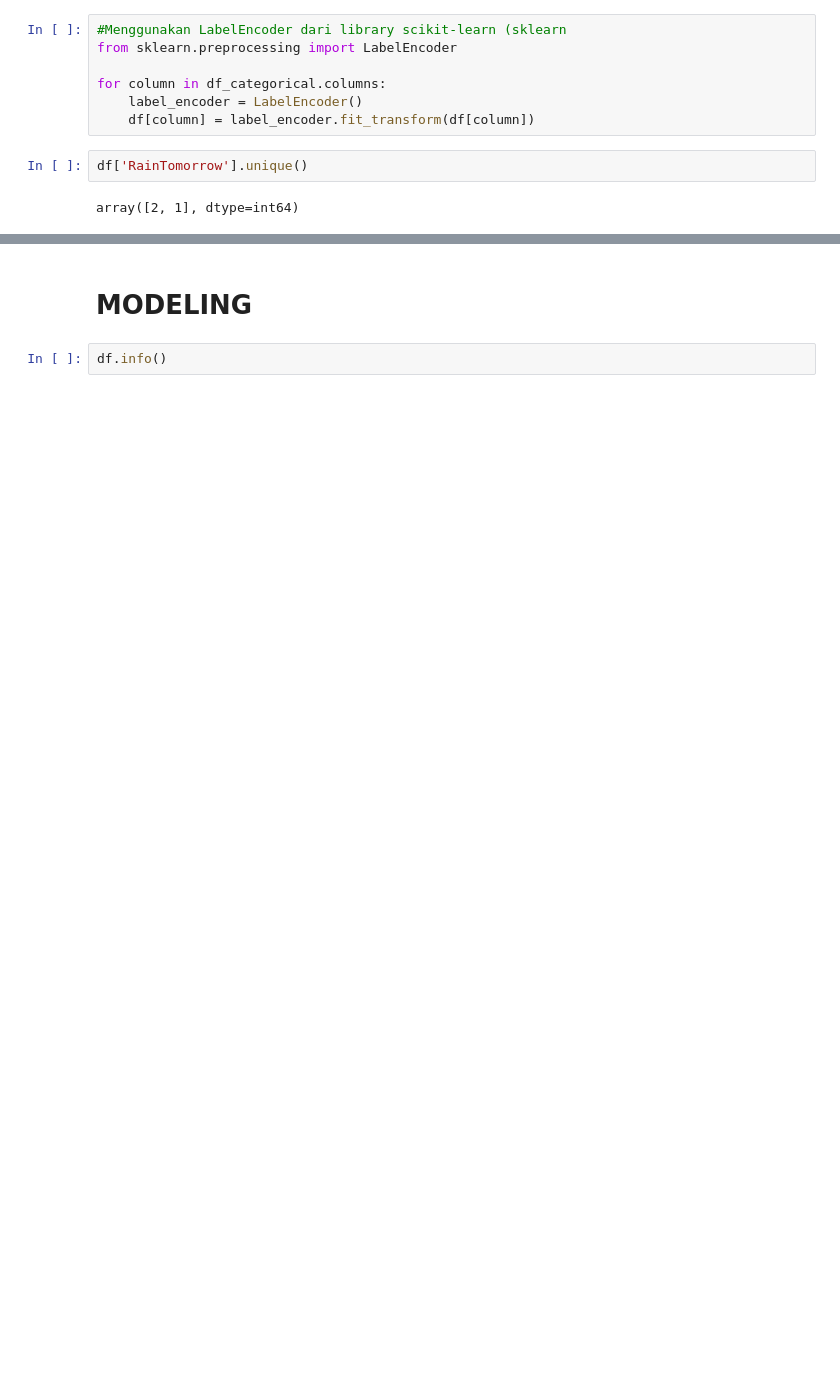
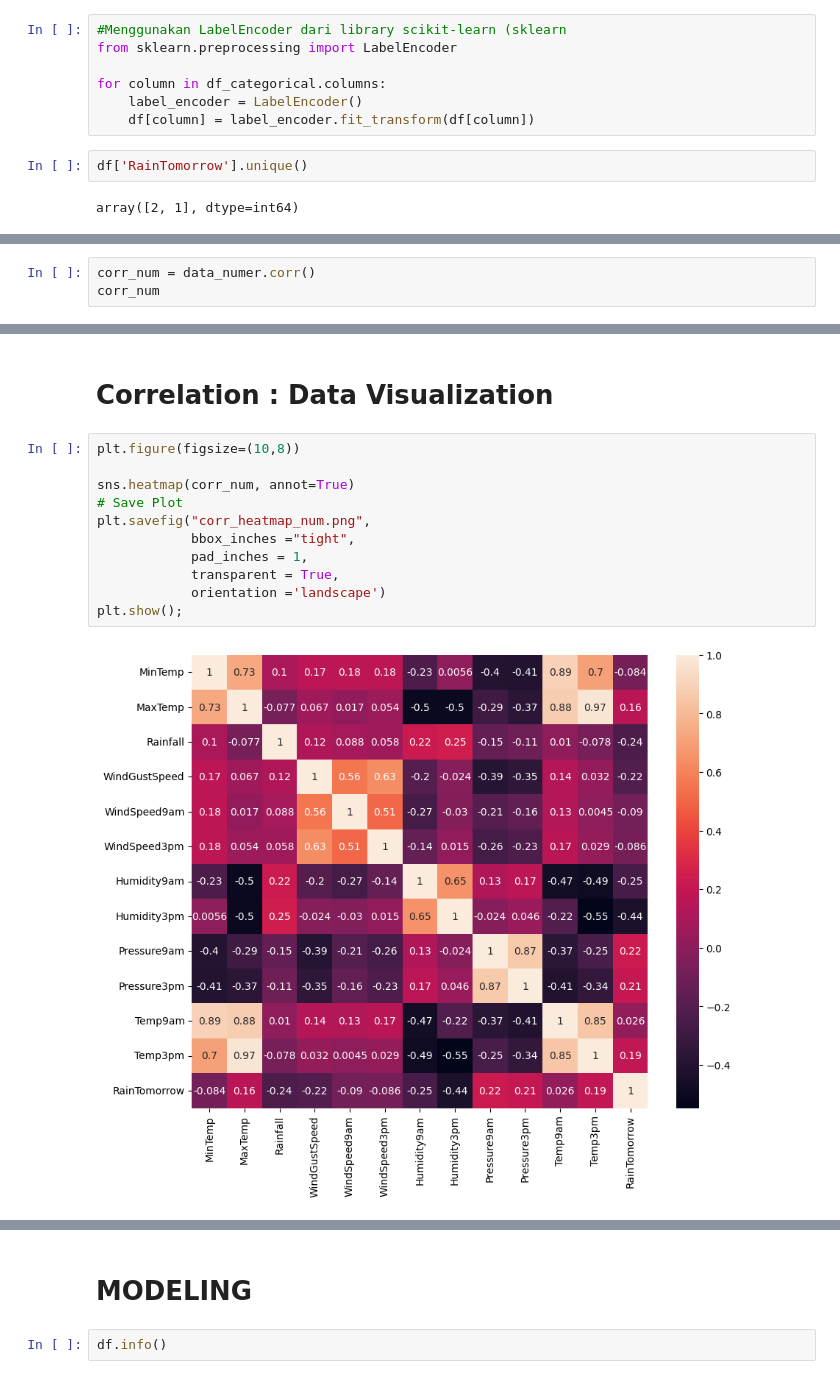
Before and after one commit to sekarwandani/Final_Project2_Python, a Jupyter notebook: PYTN_KampusMerdeka_fp2_NI NYOMAN SEKAR WANDANI.ipynb, the cells around one changed output, grey strips where cells are left out. Cells and saved outputs as stored; diff of their text form; blank space fills up the shorter version.

```diff
--- a/PYTN_KampusMerdeka_fp2_NI NYOMAN SEKAR WANDANI.ipynb
+++ b/PYTN_KampusMerdeka_fp2_NI NYOMAN SEKAR WANDANI.ipynb
@@ -468,0 +570,3 @@ array([2, 1], dtype=int64)
+# %%
+corr_num = data_numer.corr()
+corr_num
@@ -468,0 +588,15 @@ array([2, 1], dtype=int64)
+# %% [markdown]
+# Correlation : Data Visualization
+# %%
+plt.figure(figsize=(10,8))
+
+sns.heatmap(corr_num, annot=True)
+# Save Plot
+plt.savefig("corr_heatmap_num.png",
+            bbox_inches ="tight",
+            pad_inches = 1,
+            transparent = True,
+            orientation ='landscape')
+plt.show();
+# %% [output]
+[figure, added]
```
Also changed, not shown: parts of 65 cells of this notebook, 4 other files.
